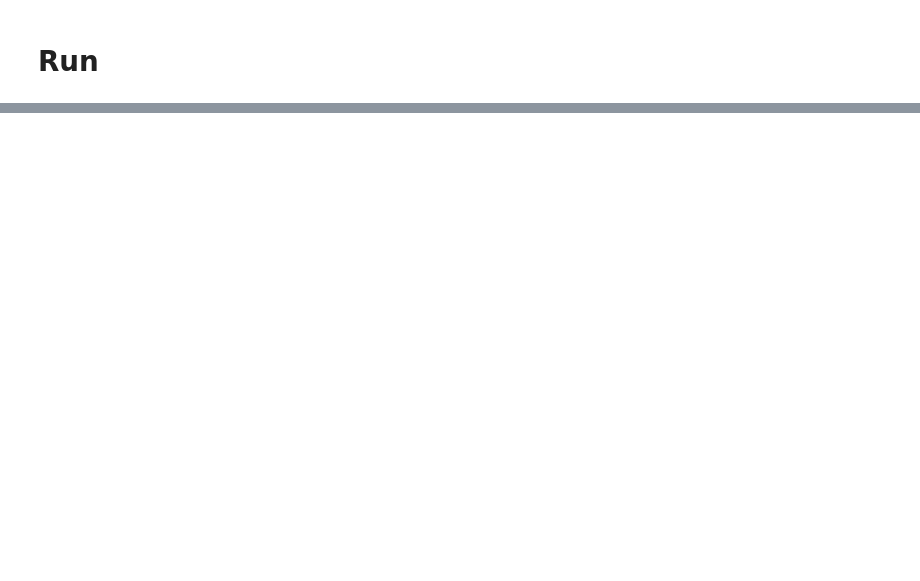
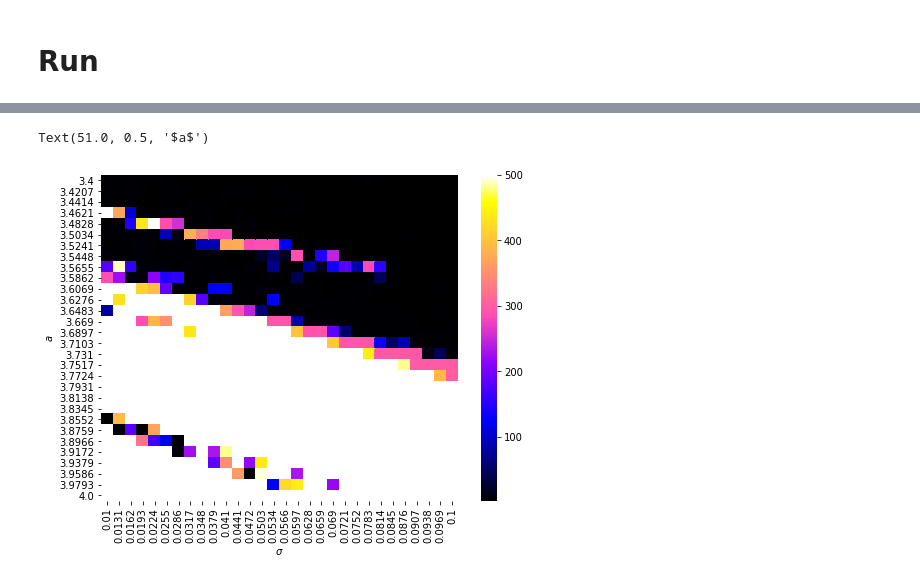
Before and after one commit to ConradBitt/logistico_global, a Jupyter notebook: logistic_global_coupling.ipynb, the cells around one changed output, grey strips where cells are left out. Cells and saved outputs as stored; diff of their text form; code cells hidden in the pictures; blank space fills up the shorter version.

```diff
--- a/logistic_global_coupling.ipynb
+++ b/logistic_global_coupling.ipynb
@@ -133,0 +222,6 @@ sns.scatterplot(data = dado_patricio,
+# %%
+param_a = np.linspace(3.4, 4.,30).round(4)
+param_sigma = np.linspace(0.01, 0.1,30).round(4)
+
+dados = pd.DataFrame({}, columns=param_a.round(4), index=param_sigma.round(4))
+dados
@@ -133,0 +247,30 @@ sns.scatterplot(data = dado_patricio,
+# %%
+n = 500 # Network size
+tf = 1000 # Iteration time
+trans = tf - 100 # Transient time
+sample_size = tf - trans # Size of the actual data
+#a = 4 # Logistic map parameter
+xmin = 0.10 # Minimum allowed value of x
+xmax = 0.90 # Maximum allowed value of x
+for a in param_a:
+    for sigma in param_sigma:
+        xdata = np.zeros((n, sample_size))
+        np.random.seed(12031935)
+        x0 = np.random.rand(n)
+        #x0 = xmin + x0*(xmax - xmin)
+        #x0[:40] = 0.5
+
+        state = 1
+        for i in range(tf):
+            x = network(x0, sigma, a)
+            if np.any(np.isnan(x)):
+                print('NaN in x')
+                state = -1
+                print(f'state: {state} | a: {a} | sigma: {sigma}')
+                break
+            if i >= trans:
+                xdata[:, i - trans] = x0
+            x0 = x
+        print(f'state: {state} | a: {a} | sigma: {sigma}')
+        x_dataframe = pd.DataFrame(xdata)
+        dados.loc[sigma, a] = x_dataframe.melt().groupby(by='variable')['value'].nunique().mean()
@@ -133,0 +295,9 @@ sns.scatterplot(data = dado_patricio,
+# %%
+fig, ax = plt.subplots(figsize=(8,6))
+sns.heatmap(data = dados.dropna().astype(float).T, cmap='gnuplot2')
+
+ax.set_xlabel("$\sigma$")
+ax.set_ylabel("$a$")
+# %% [output]
+Text(51.0, 0.5, '$a$')
+[figure, added]
```
Also changed, not shown: parts of 21 cells of this notebook, 3 other files.
